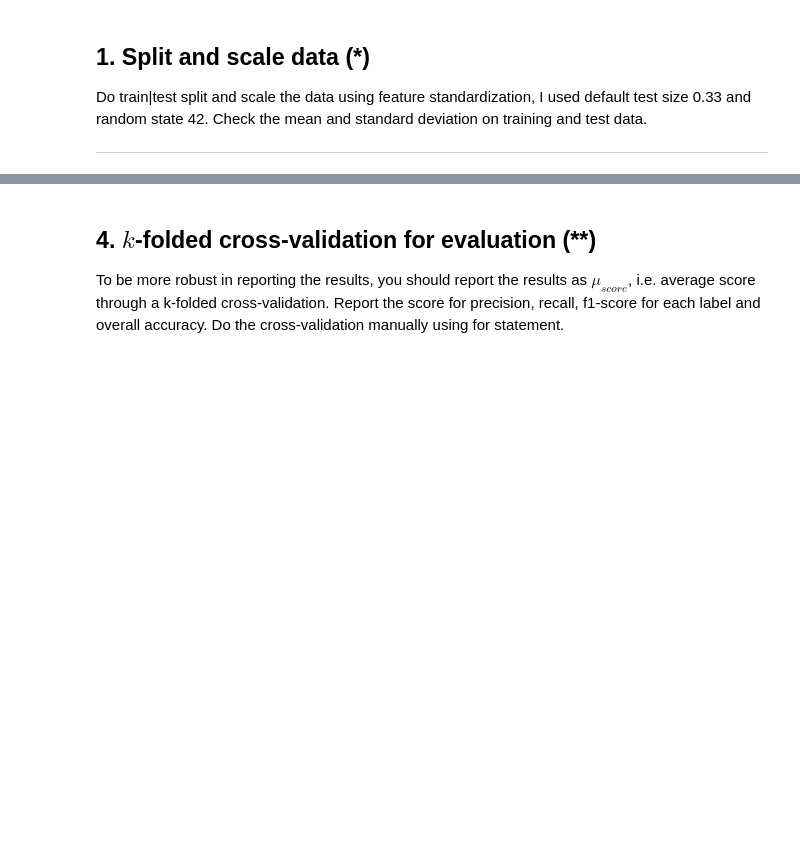
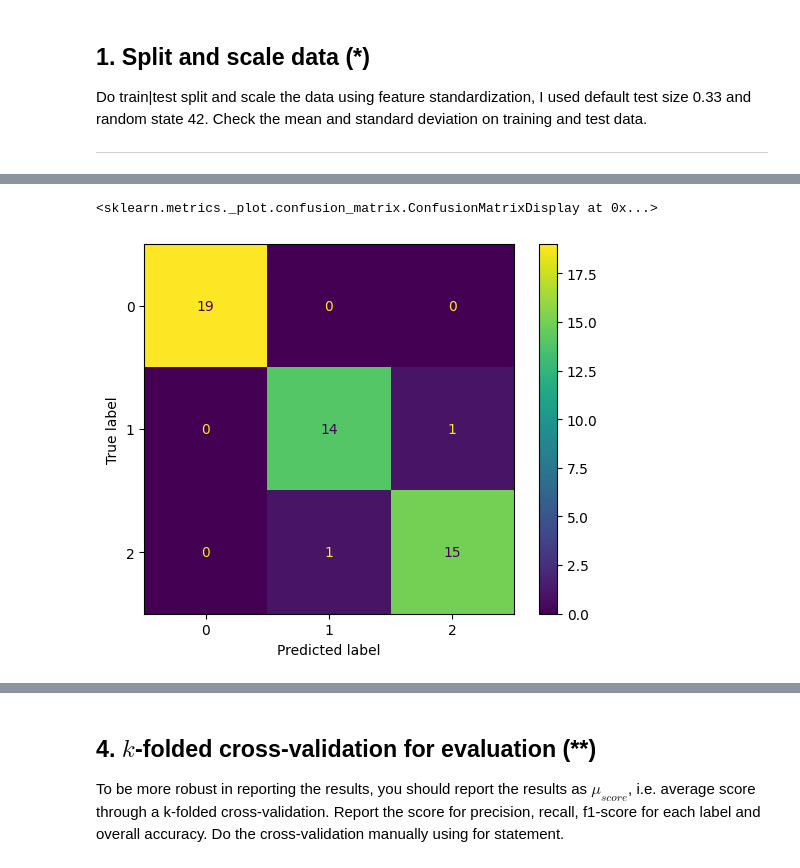
Before and after one commit to dancla240/Machine_Learning_Daniel_Claesson, a Jupyter notebook: Exercises/E03_logistic_regression.ipynb, the cells around one changed output, grey strips where cells are left out. Drawn from its saved outputs; the diff is of its cells as text; code cells hidden in the pictures; blank space fills up the shorter version.

```diff
--- a/Exercises/E03_logistic_regression.ipynb
+++ b/Exercises/E03_logistic_regression.ipynb
@@ -207,3 +235,22 @@ Do train|test split and scale the data using feature standardization, I used def
+# %%
+from sklearn.model_selection import train_test_split
+from sklearn.preprocessing import StandardScaler
+
+#dela upp i X, y
+#X, y = iris_onehot.drop(columns=['species_setosa','species_virginica','species_versicolor']), iris_onehot.drop(columns=['sepal_length','sepal_width','petal_length','petal_width'])
+X, y = iris.drop(columns=['species']), iris.drop(columns=['sepal_length','sepal_width','petal_length','petal_width'])
+
+# split datan i train och test
+X_train, X_test, y_train, y_test = train_test_split(X, y, test_size=0.33, random_state=42)
+
+# standardisera X datan
+scaler = StandardScaler()
+scaled_X_train = scaler.fit_transform(X_train)
+scaled_X_test = scaler.fit_transform(X_test)
+# %%
+# gör om y-värdena till numpy arrays, eftersom scaled_X är numpy arrays.
+y_train = np.array(y_train)
+y_test = np.array(y_test)
 # %% [markdown]
 ## 2. Classify with logistic regression (*)
 
@@ -256,3 +303,10 @@ value counts:
 </details>
 
 ---
+# %%
+from sklearn.linear_model import LogisticRegressionCV
+
+#model = LogisticRegressionCV(penalty = 'elasticnet', multi_class='multinomial', solver='saga', l1_ratios=[.01, .1, .25, .5, .75, .9, .95, .99])
+model = LogisticRegressionCV(penalty = 'l2', multi_class='multinomial', solver='lbfgs')
+model.fit(scaled_X_train, y_train)
+model.coef_, model.intercept_
@@ -258,0 +318,2 @@ value counts:
+# %%
+y_hat = model.predict(scaled_X_test)
@@ -304,0 +416,11 @@ weighted avg       0.98      0.98      0.98        46
+# %%
+# 3b, confusion matrix
+from sklearn.metrics import confusion_matrix, ConfusionMatrixDisplay, classification_report
+
+confusion_matris = confusion_matrix(y_test, y_hat)
+display = ConfusionMatrixDisplay(confusion_matris)
+
+display.plot()
+# %% [output]
+<sklearn.metrics._plot.confusion_matrix.ConfusionMatrixDisplay at 0x...>
+[figure, added]
```
Also changed, not shown: parts of 13 cells of this notebook.
